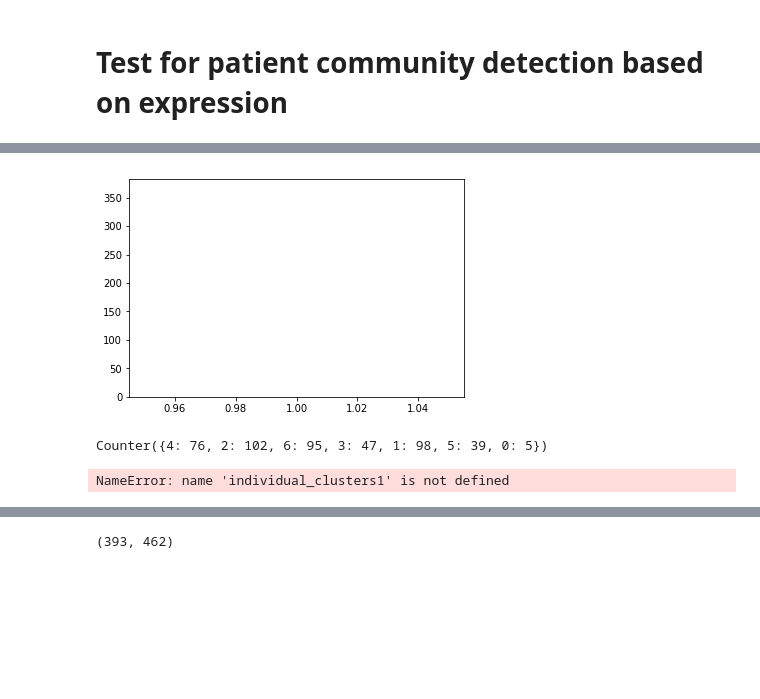
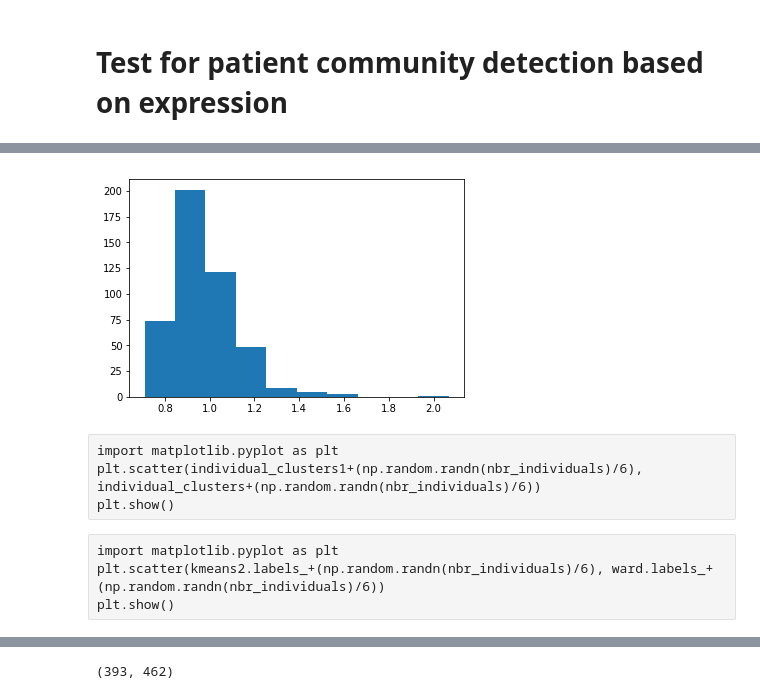
Before and after one commit to adespi/link_epi_to_expr, a Jupyter notebook: tests_before_create_graph.ipynb, the cells around one changed output, grey strips where cells are left out. Saved outputs shown, nothing was run; the diff lists cells and outputs as text; code cells hidden in the pictures; blank space fills up the shorter version.

```diff
--- a/tests_before_create_graph.ipynb
+++ b/tests_before_create_graph.ipynb
@@ -713,7 +708,8 @@ print((nodes_louvain_ordered))
 # %%
 import pandas as pd
 import numpy as np
-gene_expr = pd.read_csv("expression_some_genes_32_Tissue-specific_regulatory_networks_FANTOM5-v1.tsv", sep='\t',header=0,index_col=0)
+#gene_expr = pd.read_csv("expression_some_genes_32_Tissue-specific_regulatory_networks_FANTOM5-v1.tsv", sep='\t',header=0,index_col=0)
+gene_expr = pd.read_csv("../data/geuvadis_expression/GD462.GeneQuantRPKM.50FN.samplename.resk10.txt.gz", sep='\t',header=0,index_col=0)
 gene_expr=gene_expr.drop(['Gene_Symbol', 'Chr', 'Coord'],axis=1)
 nbr_cluster=7
 cluster_mean=np.zeros([nbr_cluster,gene_expr.shape[0]])
@@ -721,4 +717,4 @@ nbr_individuals=gene_expr.shape[1]
 #individual_clusters=np.arange(nbr_individuals)%7
 individual_clusters=np.round((np.arange(462)+1)/66-0.5).astype(int)
 individual_clusters_old=np.zeros(nbr_individuals)
-print(nbr_cluster, nbr_individuals,individual_clusters)
+#print(nbr_cluster, nbr_individuals,individual_clusters)
@@ -768,19 +753,8 @@ True
 # %%
 import matplotlib.pyplot as plt
-plt.hist(np.std(gene_expr.values,axis=1))
+plt.hist(np.std(gene_expr.values,axis=0))
 plt.show()
 # %% [output]
-[figure, old version]
+[figure, new version]
-# %%
-from collections import Counter
-Counter(kmeans1.labels_)
-# %% [output]
-Counter({4: 76, 2: 102, 6: 95, 3: 47, 1: 98, 5: 39, 0: 5})
 # %%
 #individual_clusters1=(individual_clusters)
-# %%
-import matplotlib.pyplot as plt
-plt.scatter(individual_clusters1+(np.random.randn(nbr_individuals)/6), individual_clusters+(np.random.randn(nbr_individuals)/6))
-plt.show()
-# %% [output]
-NameError: name 'individual_clusters1' is not defined
@@ -791,3 +761,11 @@ plt.show()
+# %% [raw]
+import matplotlib.pyplot as plt
+plt.scatter(individual_clusters1+(np.random.randn(nbr_individuals)/6), individual_clusters+(np.random.randn(nbr_individuals)/6))
+plt.show()
+# %% [raw]
+import matplotlib.pyplot as plt
+plt.scatter(kmeans2.labels_+(np.random.randn(nbr_individuals)/6), ward.labels_+(np.random.randn(nbr_individuals)/6))
+plt.show()
 # %%
 for x in range(len(gene_expr.index)):
     gene_expr.rename(index={gene_expr.index[x]:gene_expr.index[x].split('.')[0]}, inplace=True)
```
Also changed, not shown: parts of 36 cells of this notebook.
